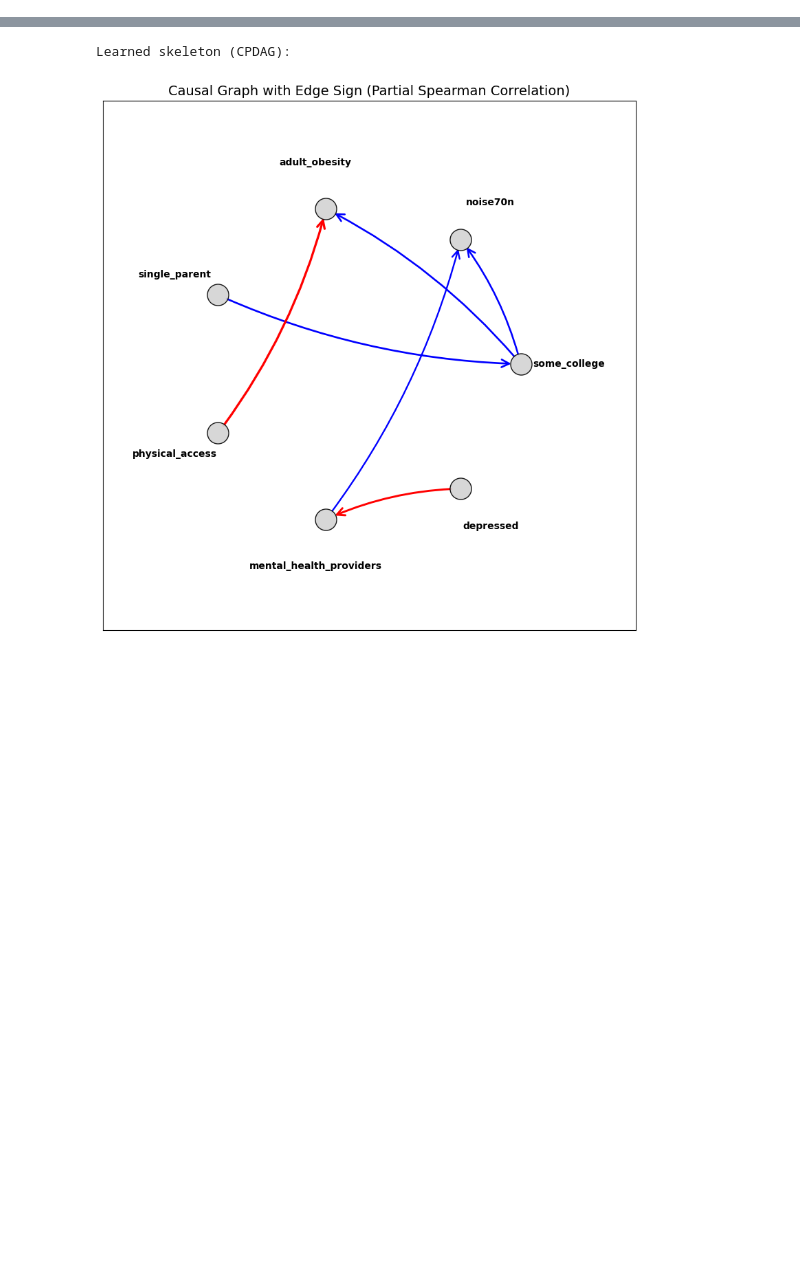
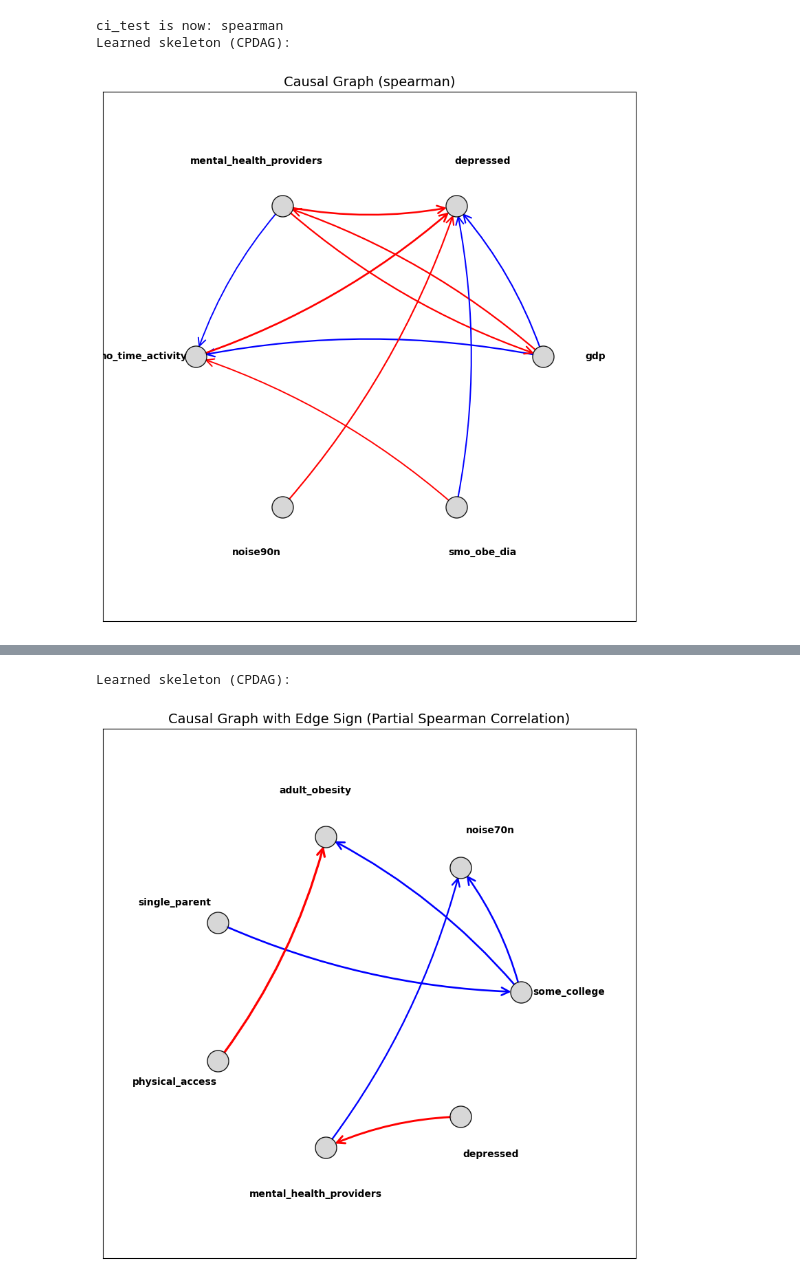
Before and after one commit to ljyyyy120/Captone_depression, a Jupyter notebook: 02_data_analysis/try.ipynb, the cells around one changed output, grey strips where cells are left out. Drawn from its saved outputs; the diff is of its cells as text; code cells hidden in the pictures; blank space fills up the shorter version.

```diff
--- a/02_data_analysis/try.ipynb
+++ b/02_data_analysis/try.ipynb
@@ -134,0 +171,8 @@ array(['adult_obesity', 'adult_smoking',
+# %%
+df = pd.read_csv('../00_data/03_analysis_data/sasami_result_0403.csv')
+# %%
+pc_result = run_pc_analysis(df, factor_list=my_factors, alpha=0.05, shuffle_factors=True,ci_test='spearman')
+# %% [output]
+ci_test is now: spearman
+Learned skeleton (CPDAG):
+[figure, added]
```
Also changed, not shown: parts of 17 cells of this notebook, 1 other file.
